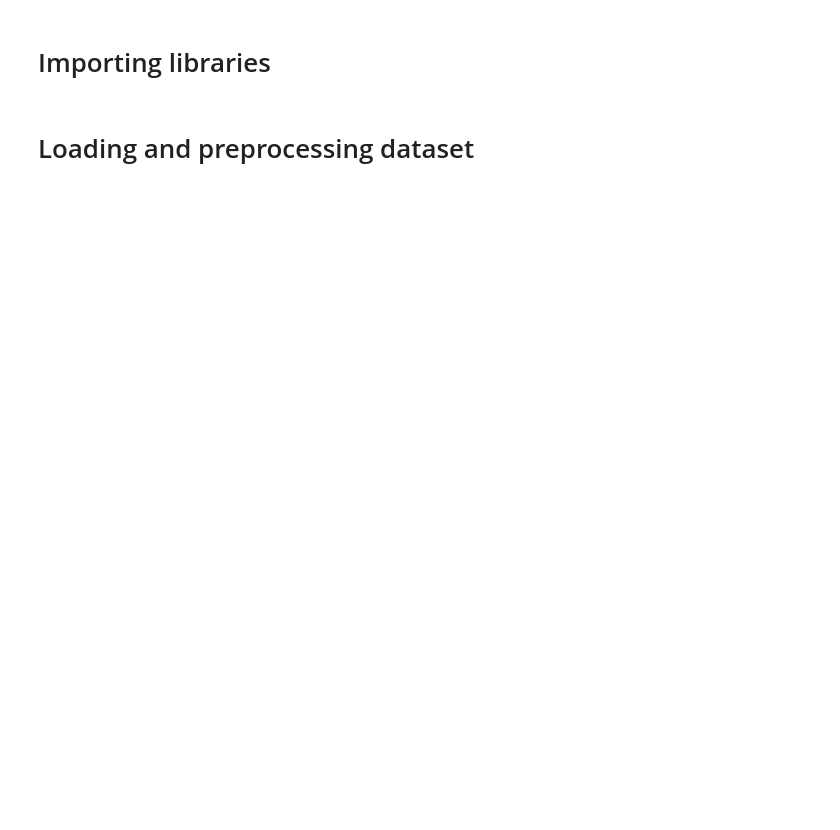
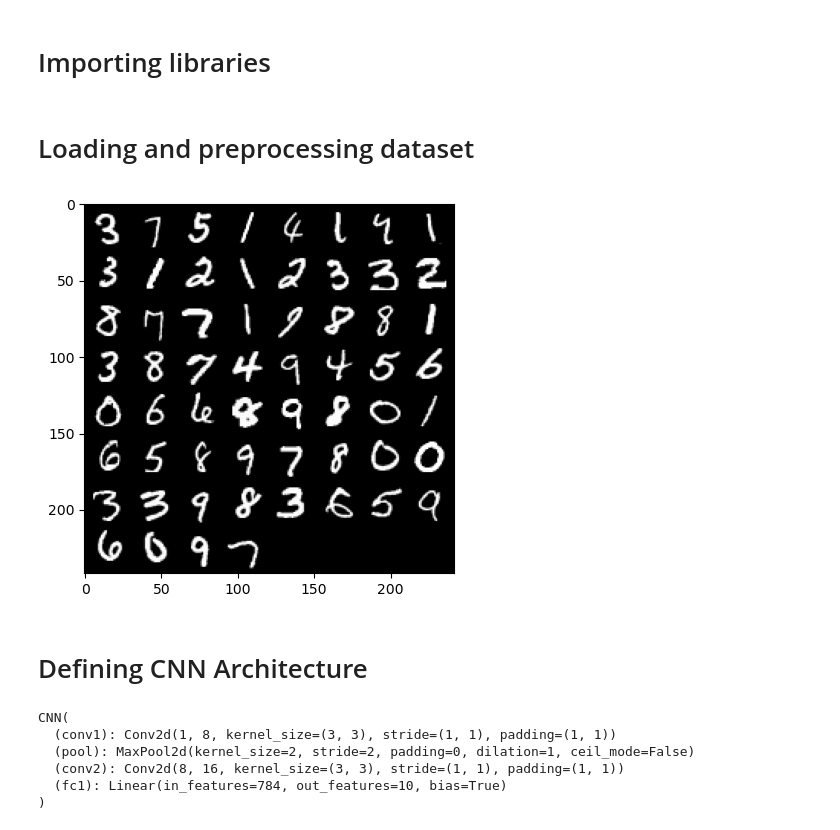
Before and after one commit to Shubham-codeworks/Deep-Learning-Lab, a Jupyter notebook: CNN/CNN.ipynb, the cells around one changed output. Saved outputs shown, nothing was run; the diff lists cells and outputs as text; code cells hidden in the pictures; blank space fills up the shorter version.

```diff
--- a/CNN/CNN.ipynb
+++ b/CNN/CNN.ipynb
@@ -31,3 +31,7 @@ train_dataset = datasets.MNIST(root=ROOT,
                               train=True,
                               transform=transforms.ToTensor(),
                               download=True)
+# %%
+train_loader = DataLoader(dataset=train_dataset,
+                         batch_size=batch_size,
+                         shuffle=True)
@@ -33,0 +47,15 @@ train_dataset = datasets.MNIST(root=ROOT,
+# %%
+def imshow(img):
+   npimg = img.numpy()
+   plt.imshow(np.transpose(npimg, (1, 2, 0)))
+   plt.show()
+
+dataiter = iter(train_loader)
+images, labels = next(dataiter)
+labels
+
+imshow(torchvision.utils.make_grid(images))
+# %% [output]
+[figure, added]
+# %% [markdown]
+# Defining CNN Architecture
@@ -33,0 +108,9 @@ train_dataset = datasets.MNIST(root=ROOT,
+# %%
+print(model)
+# %% [output]
+CNN(
+  (conv1): Conv2d(1, 8, kernel_size=(3, 3), stride=(1, 1), padding=(1, 1))
+  (pool): MaxPool2d(kernel_size=2, stride=2, padding=0, dilation=1, ceil_mode=False)
+  (conv2): Conv2d(8, 16, kernel_size=(3, 3), stride=(1, 1), padding=(1, 1))
+  (fc1): Linear(in_features=784, out_features=10, bias=True)
+)
```
Also changed, not shown: parts of 10 cells of this notebook, 1 other file.
